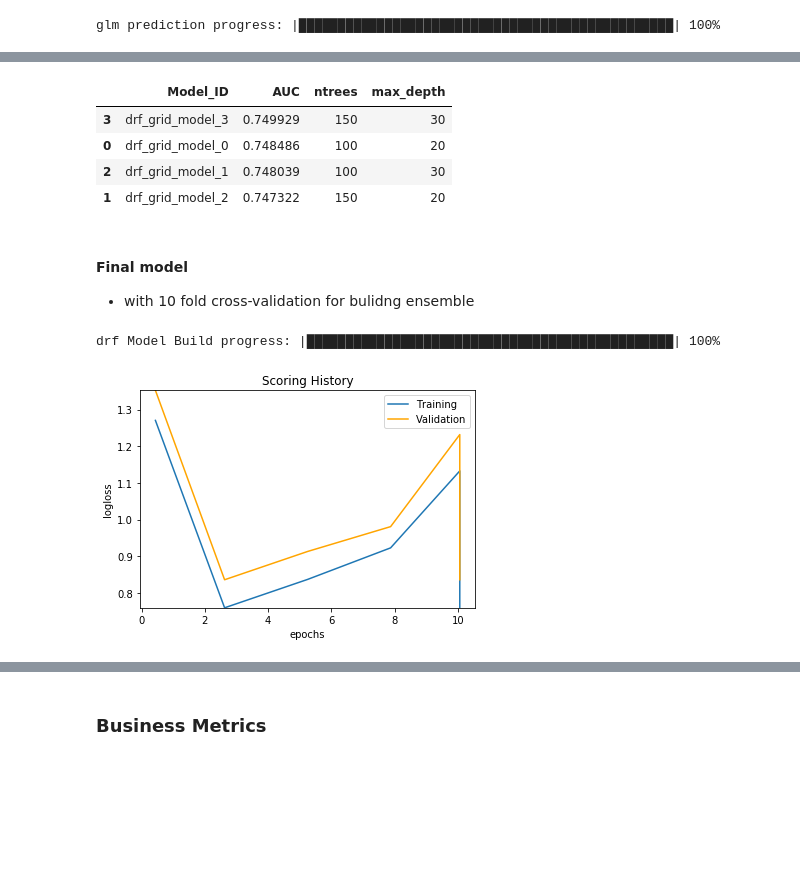
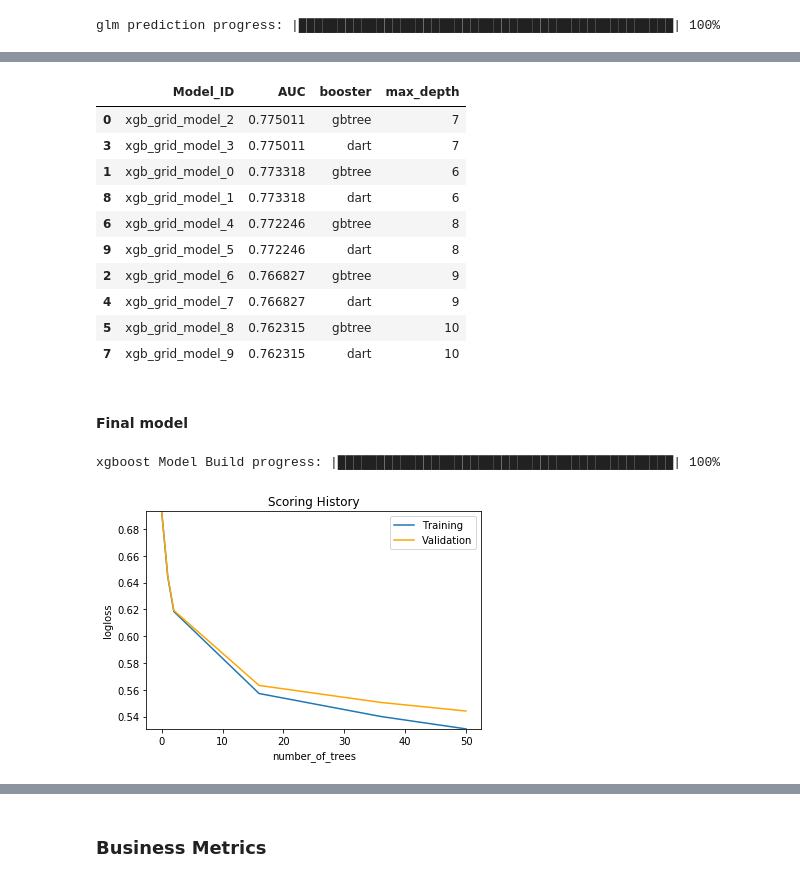
Before and after one commit to jakubglinka/ml-loan, a Jupyter notebook: notebooks/loan_defaults_prediction.ipynb, the cells around one changed output, grey strips where cells are left out. Drawn from its saved outputs; the diff is of its cells as text; code cells hidden in the pictures; blank space fills up the shorter version.

Commit message:
final results, XGBoost AUC=77.15

```diff
--- a/notebooks/loan_defaults_prediction.ipynb
+++ b/notebooks/loan_defaults_prediction.ipynb
@@ -889,15 +977,18 @@ model_ft = ['loan_default_fact',
             'loan_amnt_in_annual_inc',
             'verification_status_fact',
             'zip_code_fact',
+            'addr_state_fact',
+            'delinq_2yrs_fact',
+            'dti',
             'w']
 # %%
 nmes = df[1:10, :].as_data_frame()
 nmes = list(nmes.columns)
 # %%
-ind = pd.DataFrame([(nme[0:15] == 'title_words_vec', nme) for nme in nmes], columns=['match', 'nme'])
+ind = pd.DataFrame([(nme[0:19] == 'title_words_vec_sig', nme) for nme in nmes], columns=['match', 'nme'])
 model_title_word_ft = list(ind[ind['match']]['nme'].values)
 
-ind = pd.DataFrame([(nme[0:16] == 'title_ngrams_vec', nme) for nme in nmes], columns=['match', 'nme'])
+ind = pd.DataFrame([(nme[0:20] == 'title_ngrams_vec_sig', nme) for nme in nmes], columns=['match', 'nme'])
 model_title_ngram_ft = list(ind[ind['match']]['nme'].values)
 
 ind = pd.DataFrame([(nme[0:19] == 'emp_title_words_vec', nme) for nme in nmes], columns=['match', 'nme'])
@@ -1149,48 +1229,52 @@ drf_grid.train(predictors, response, training_frame=train, validation_frame=vali
 # %%
 # get the AUC on validation set:
-pd_auc = pd.DataFrame(list(drf_grid.auc(valid=True).items()), columns=['Model_ID', 'AUC']).sort_values('AUC', ascending=False)
+pd_auc = pd.DataFrame(list(xgb_grid.auc(valid=True).items()), columns=['Model_ID', 'AUC']).sort_values('AUC', ascending=False)
 model_ids = pd_auc['Model_ID'].values
 
-pd_auc['ntrees'] = np.array([drf_grid.get_hyperparams_dict(model, display=False)['ntrees'] for model in model_ids])
-pd_auc['max_depth'] = np.array([drf_grid.get_hyperparams_dict(model, display=False)['max_depth'] for model in model_ids])
+pd_auc['booster'] = np.array([xgb_grid.get_hyperparams_dict(model, display=False)['booster'] for model in model_ids])
+pd_auc['max_depth'] = np.array([xgb_grid.get_hyperparams_dict(model, display=False)['max_depth'] for model in model_ids])
 
 pd_auc = pd_auc.sort_values('AUC', ascending=False)
 
 # select best model hyperparameters and remove the grid
-drf_best_model_depth = pd_auc['max_depth'].values[0]
-drf_best_model_ntrees = pd_auc['ntrees'].values[0]
-drf_best_model_AUC = pd_auc['AUC'].values[0]
+xgb_best_model_depth = pd_auc['max_depth'].values[0]
+xgb_best_model_booster = pd_auc['booster'].values[0]
+xgb_best_model_AUC = pd_auc['AUC'].values[0]
 
 pd_auc.head(10)
 # %% [output]
-|  | Model_ID | AUC | ntrees | max_depth |
-| 3 | drf_grid_model_3 | 0.749929 | 150 | 30 |
-| 0 | drf_grid_model_0 | 0.748486 | 100 | 20 |
-| 2 | drf_grid_model_1 | 0.748039 | 100 | 30 |
-| 1 | drf_grid_model_2 | 0.747322 | 150 | 20 |
+|  | Model_ID | AUC | booster | max_depth |
+| 0 | xgb_grid_model_2 | 0.775011 | gbtree | 7 |
+| 3 | xgb_grid_model_3 | 0.775011 | dart | 7 |
+| 1 | xgb_grid_model_0 | 0.773318 | gbtree | 6 |
+| 8 | xgb_grid_model_1 | 0.773318 | dart | 6 |
+| 6 | xgb_grid_model_4 | 0.772246 | gbtree | 8 |
+| 9 | xgb_grid_model_5 | 0.772246 | dart | 8 |
+| 2 | xgb_grid_model_6 | 0.766827 | gbtree | 9 |
+| 4 | xgb_grid_model_7 | 0.766827 | dart | 9 |
+| 5 | xgb_grid_model_8 | 0.762315 | gbtree | 10 |
+| 7 | xgb_grid_model_9 | 0.762315 | dart | 10 |
-# %% [markdown]
-#### Final model
-
-- with 10 fold cross-validation for bulidng ensemble
+# %% [markdown]
+#### Final model
 # %%
-from h2o.estimators.random_forest import H2ORandomForestEstimator
+from h2o.estimators.xgboost import H2OXGBoostEstimator
 
-drf_best_model_ntrees = 200
-drf_best_model_depth = 5
-
-drf_model = H2ORandomForestEstimator(distribution="multinomial",
-                                    ntrees=int(drf_best_model_ntrees),
-                                    max_depth=int(drf_best_model_depth),
+xgb_model = H2OXGBoostEstimator(distribution="multinomial",
+                                    booster=xgb_best_model_booster,
+                                    max_depth=int(xgb_best_model_depth),
                                     nfolds = 0,
                                     seed = 2014,
+                                    stopping_metric='auc',
+                                    stopping_rounds=3,
+                                    ntrees=50,
                                     keep_cross_validation_predictions=True
                                     )
 
-drf_model.train(predictors, response, training_frame=train, validation_frame=validate, weights_column=weight)
+xgb_model.train(predictors, response, training_frame=train, validation_frame=validate, weights_column=weight)
 # %% [output]
-drf Model Build progress: |███████████████████████████████████████████████| 100%
+xgboost Model Build progress: |███████████████████████████████████████████| 100%
 # %%
-drf_model.plot()
+xgb_model.plot()
 # %% [output]
-[figure, old version]
+[figure, new version]
 # %%
```
Also changed, not shown: parts of 79 cells of this notebook.
